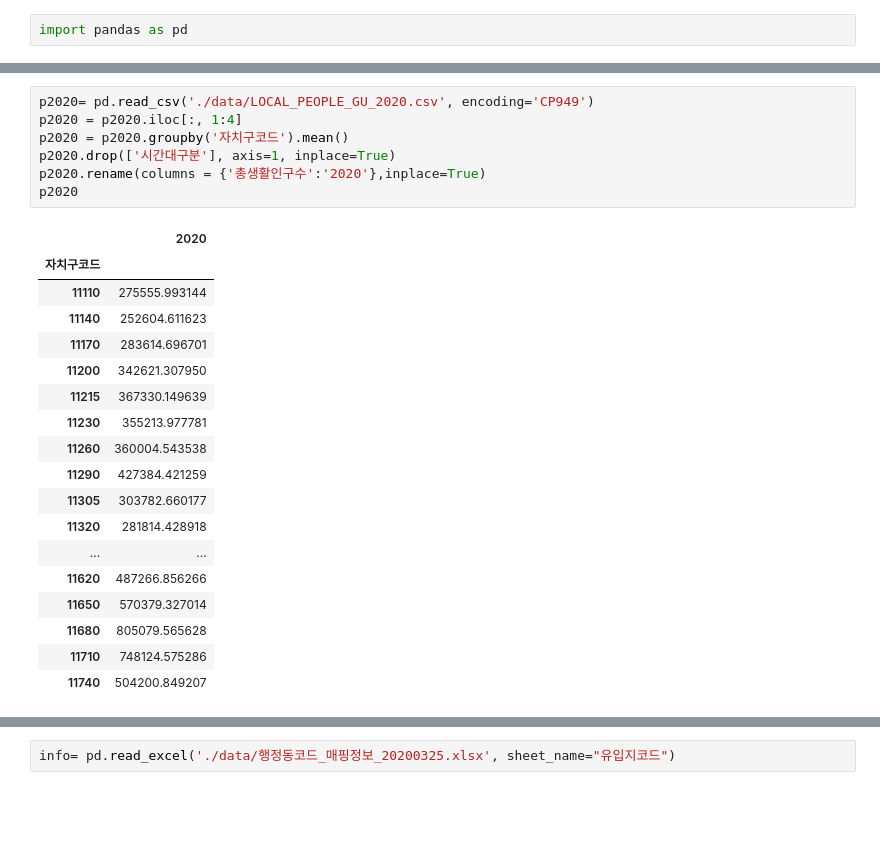
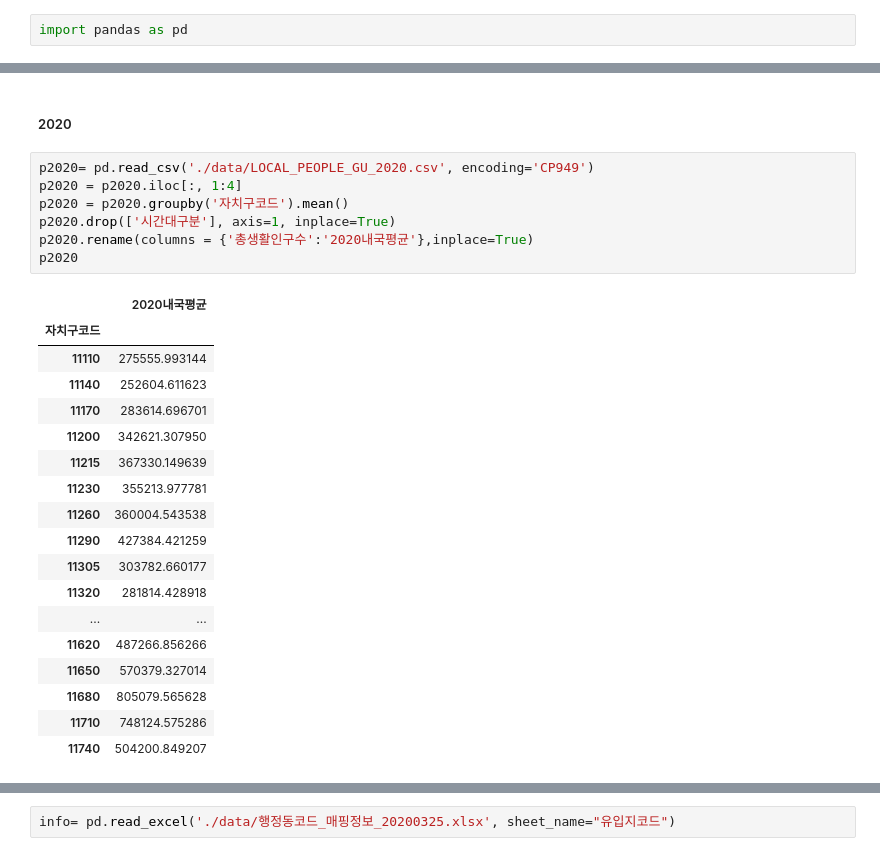
Before and after one commit to ha0zzero/future_ideas_contest, a Jupyter notebook: (DP)LOCAL_PEOPLE_GU.ipynb, the cells around one changed output, grey strips where cells are left out. Cells and saved outputs as stored; diff of their text form; blank space fills up the shorter version.

```diff
--- a/(DP)LOCAL_PEOPLE_GU.ipynb
+++ b/(DP)LOCAL_PEOPLE_GU.ipynb
@@ -47,12 +185,14 @@ p2019
+# %% [markdown]
+##### 2020
 # %%
 p2020= pd.read_csv('./data/LOCAL_PEOPLE_GU_2020.csv', encoding='CP949')
 p2020 = p2020.iloc[:, 1:4]
 p2020 = p2020.groupby('자치구코드').mean()
 p2020.drop(['시간대구분'], axis=1, inplace=True)
-p2020.rename(columns = {'총생활인구수':'2020'},inplace=True)
+p2020.rename(columns = {'총생활인구수':'2020내국평균'},inplace=True)
 p2020
 # %% [output]
-|  | 2020 |
+|  | 2020내국평균 |
 | 자치구코드 |  |
 | 11110 | 275555.993144 |
 | 11140 | 252604.611623 |
```
Also changed, not shown: parts of 32 cells of this notebook, 11 other files.
